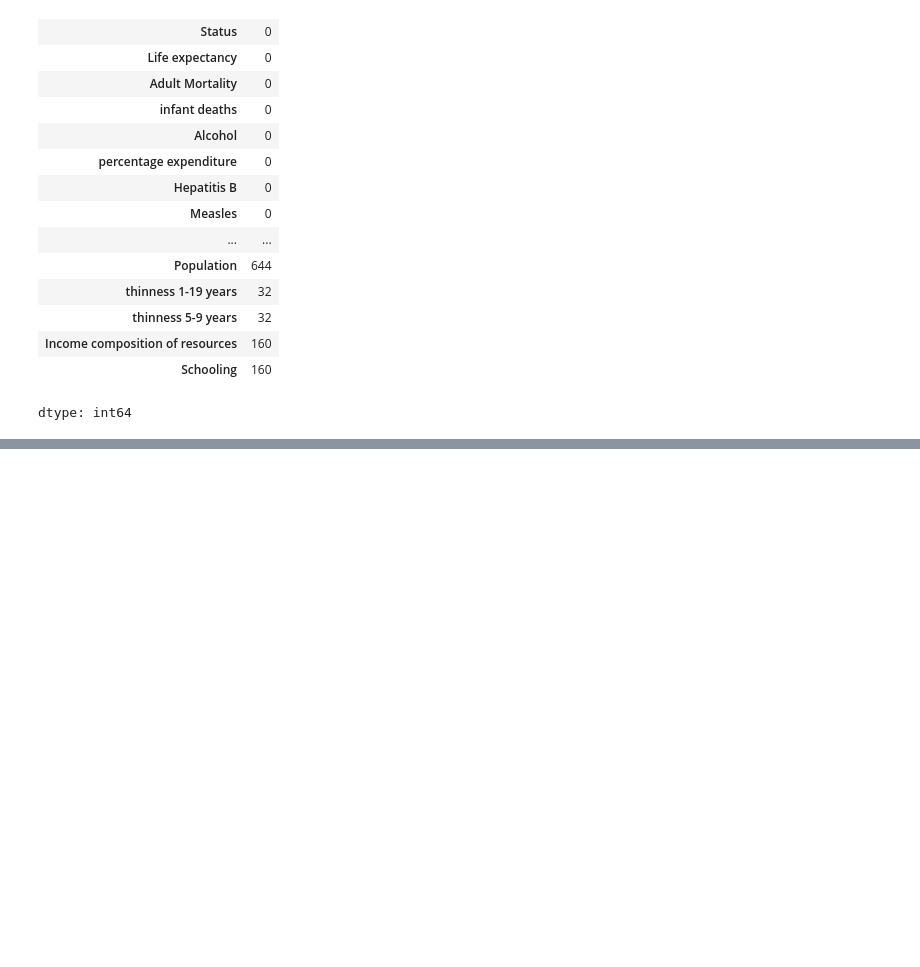
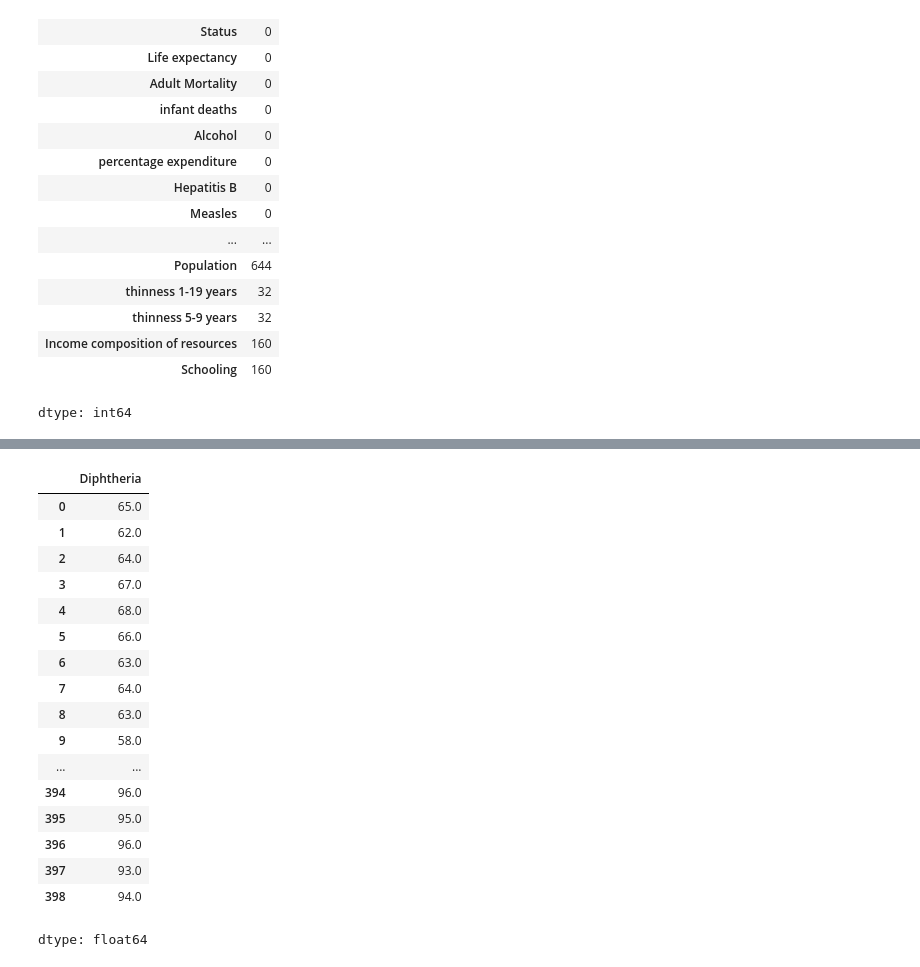
Before and after one commit to LozinskiMatthew/Life-Expectancy-Model, a Jupyter notebook: LifeExpectancyModel.ipynb, the cells around one changed output, grey strips where cells are left out. Cells and saved outputs as stored; diff of their text form; code cells hidden in the pictures; blank space fills up the shorter version.

```diff
--- a/LifeExpectancyModel.ipynb
+++ b/LifeExpectancyModel.ipynb
@@ -610,0 +667,21 @@ dataset.isnull().sum()
+# %%
+dataset['Diphtheria ']
+# %% [output]
+|  | Diphtheria |
+| 0 | 65.0 |
+| 1 | 62.0 |
+| 2 | 64.0 |
+| 3 | 67.0 |
+| 4 | 68.0 |
+| 5 | 66.0 |
+| 6 | 63.0 |
+| 7 | 64.0 |
+| 8 | 63.0 |
+| 9 | 58.0 |
+| ... | ... |
+| 394 | 96.0 |
+| 395 | 95.0 |
+| 396 | 96.0 |
+| 397 | 93.0 |
+| 398 | 94.0 |
+dtype: float64
```
Also changed, not shown: parts of 6 cells of this notebook.
